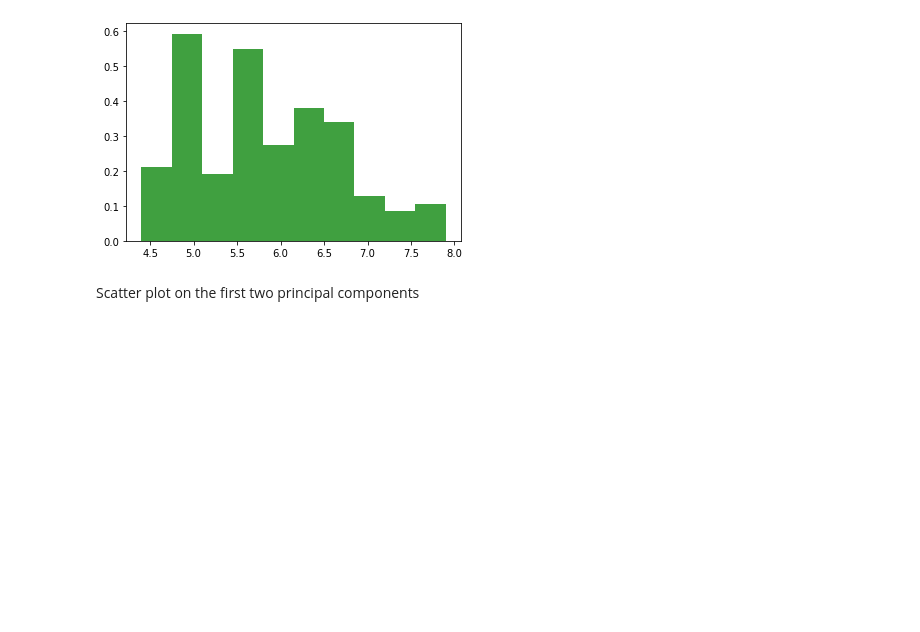
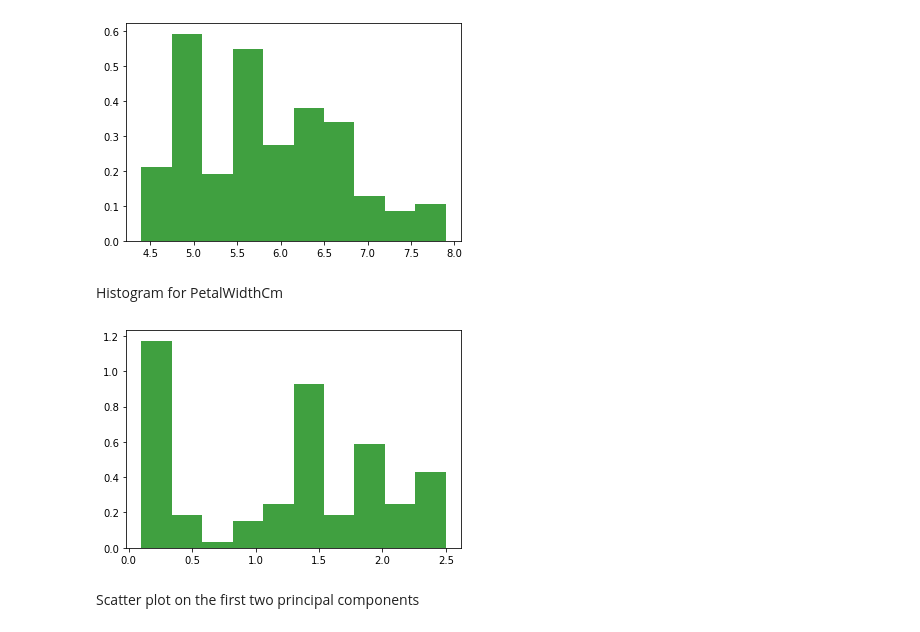
Before and after one commit to hil-se/fds, a Jupyter notebook: tutorial/Data Visualization.ipynb, the cells around one changed output. Drawn from its saved outputs; the diff is of its cells as text; code cells hidden in the pictures; blank space fills up the shorter version.

```diff
--- a/tutorial/Data Visualization.ipynb
+++ b/tutorial/Data Visualization.ipynb
@@ -31,6 +31,13 @@ sl = df["SepalLengthCm"]
 n, bins, patches = plt.hist(sl, bins=10, density=True, facecolor='g', alpha=0.75)
 # %% [output]
 [figure]
+# %% [markdown]
+Histogram for PetalWidthCm
+# %%
+sl = df["PetalWidthCm"]
+n, bins, patches = plt.hist(sl, bins=10, density=True, facecolor='g', alpha=0.75)
+# %% [output]
+[figure, added]
 # %% [markdown]
 Scatter plot on the first two principal components
 # %%
```
Also changed, not shown: parts of 2 cells of this notebook, 1 other file.
